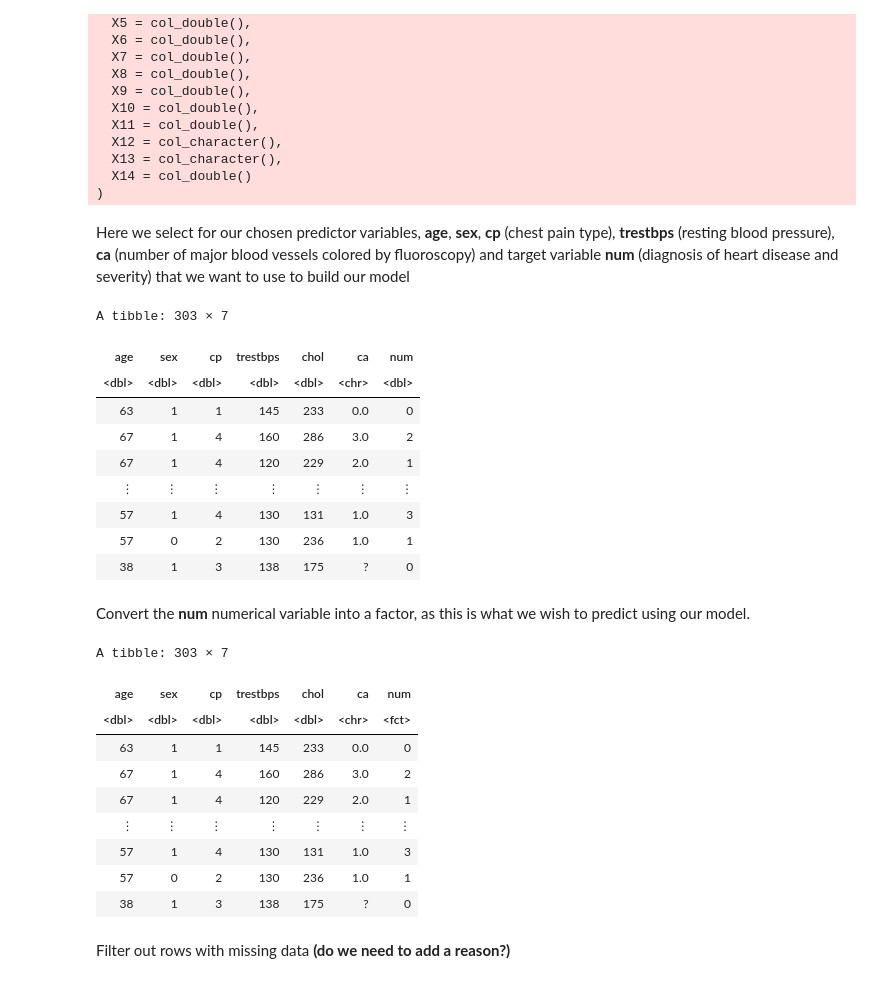
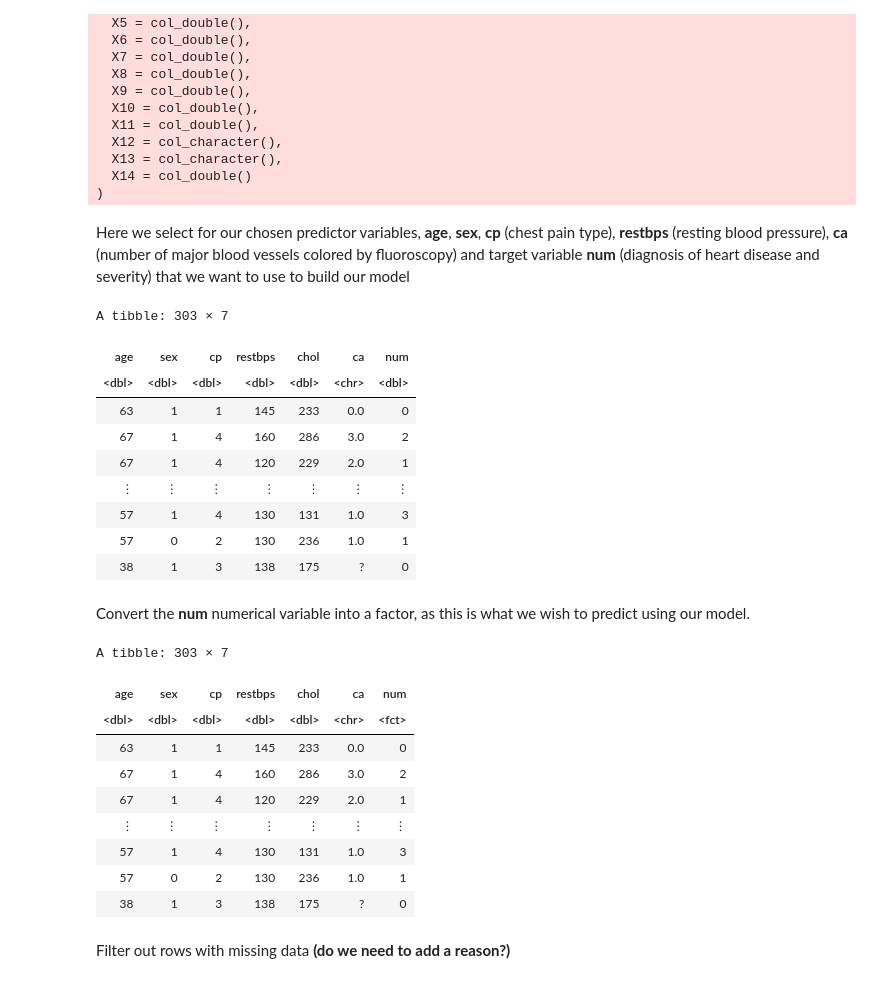
Before and after one commit to Wuliao-mao/DSCI-Project-10, a Jupyter notebook: Final Project.ipynb, the cells around one changed output. Cells and saved outputs as stored; diff of their text form; code cells hidden in the pictures.

```diff
--- a/Final Project.ipynb
+++ b/Final Project.ipynb
@@ -40,7 +37,7 @@ cleveland_sel <- read_csv("cleveland.csv", col_names = FALSE)
 cleveland_sel <- rename(cleveland_sel, "age" = X1,
                      "sex" = X2,
                      "cp" = X3,
-                     "trestbps" = X4,
+                     "restbps" = X4,
                      "chol" = X5,
                      "fbs" = X6,
                      "restecg" = X7,
@@ -70,13 +67,13 @@ cols(
   X14 = col_double()
 )
 # %% [markdown]
-Here we select for our chosen predictor variables, **age**, **sex**, **cp** (chest pain type), **trestbps** (resting blood pressure), **ca** (number of major blood vessels colored by fluoroscopy) and target variable **num** (diagnosis of heart disease and severity) that we want to use to build our model
+Here we select for our chosen predictor variables, **age**, **sex**, **cp** (chest pain type), **restbps** (resting blood pressure), **ca** (number of major blood vessels colored by fluoroscopy) and target variable **num** (diagnosis of heart disease and severity) that we want to use to build our model
 # %%
-cleveland_df_sel<-select(cleveland_sel,age, sex, cp, trestbps, chol, ca, num)
+cleveland_df_sel<-select(cleveland_sel,age, sex, cp, restbps, chol, ca, num)
 cleveland_df_sel
 # %% [output]
 A tibble: 303 × 7
-| age | sex | cp | trestbps | chol | ca | num |
+| age | sex | cp | restbps | chol | ca | num |
 | <dbl> | <dbl> | <dbl> | <dbl> | <dbl> | <chr> | <dbl> |
 | 63 | 1 | 1 | 145 | 233 | 0.0 | 0 |
 | 67 | 1 | 4 | 160 | 286 | 3.0 | 2 |
@@ -92,7 +89,7 @@ cleveland_df_sel <- cleveland_df_sel %>% mutate(num=as_factor(num))
 cleveland_df_sel
 # %% [output]
 A tibble: 303 × 7
-| age | sex | cp | trestbps | chol | ca | num |
+| age | sex | cp | restbps | chol | ca | num |
 | <dbl> | <dbl> | <dbl> | <dbl> | <dbl> | <chr> | <fct> |
 | 63 | 1 | 1 | 145 | 233 | 0.0 | 0 |
 | 67 | 1 | 4 | 160 | 286 | 3.0 | 2 |
```
Also changed, not shown: parts of 14 cells of this notebook.
